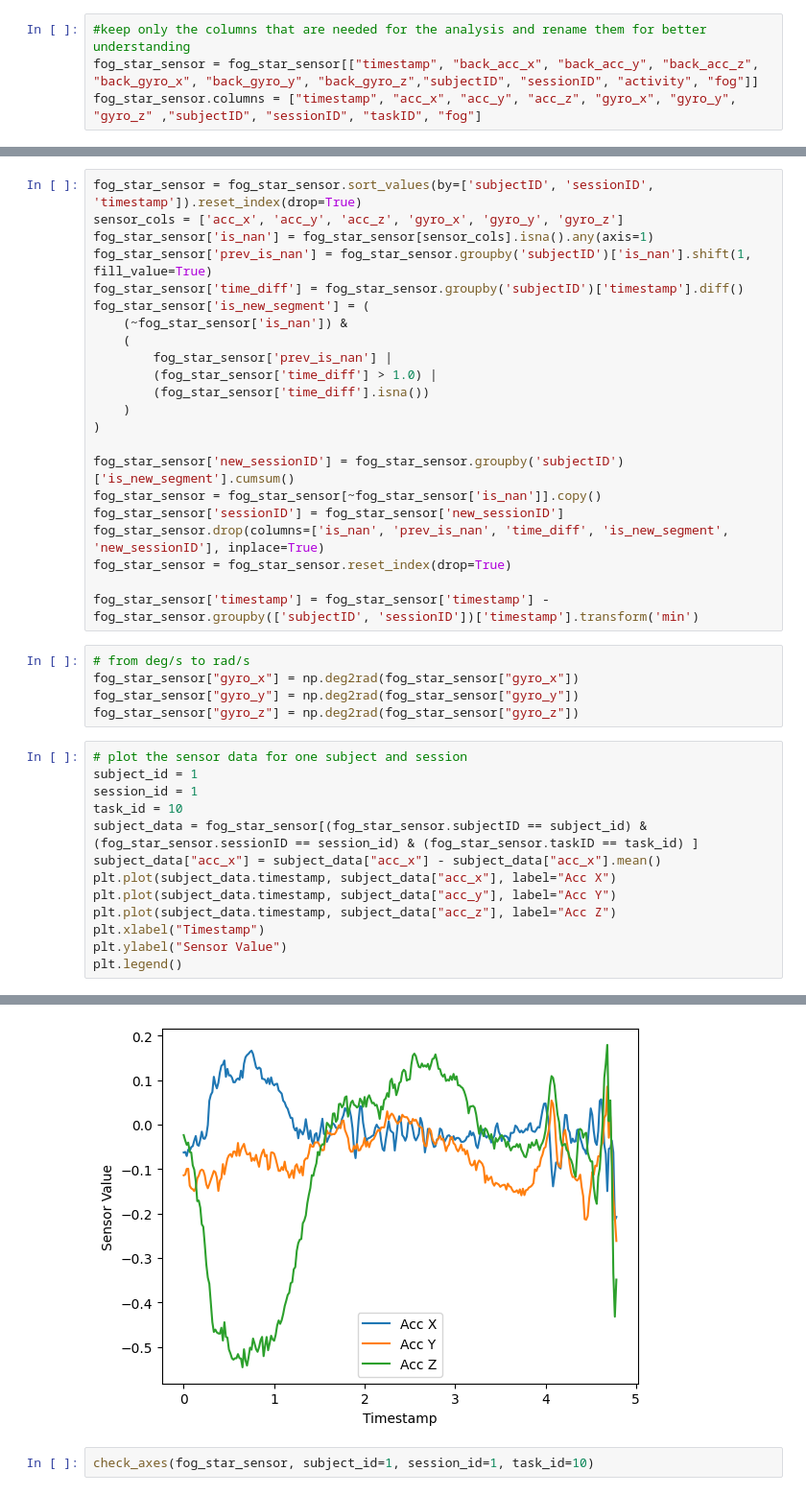
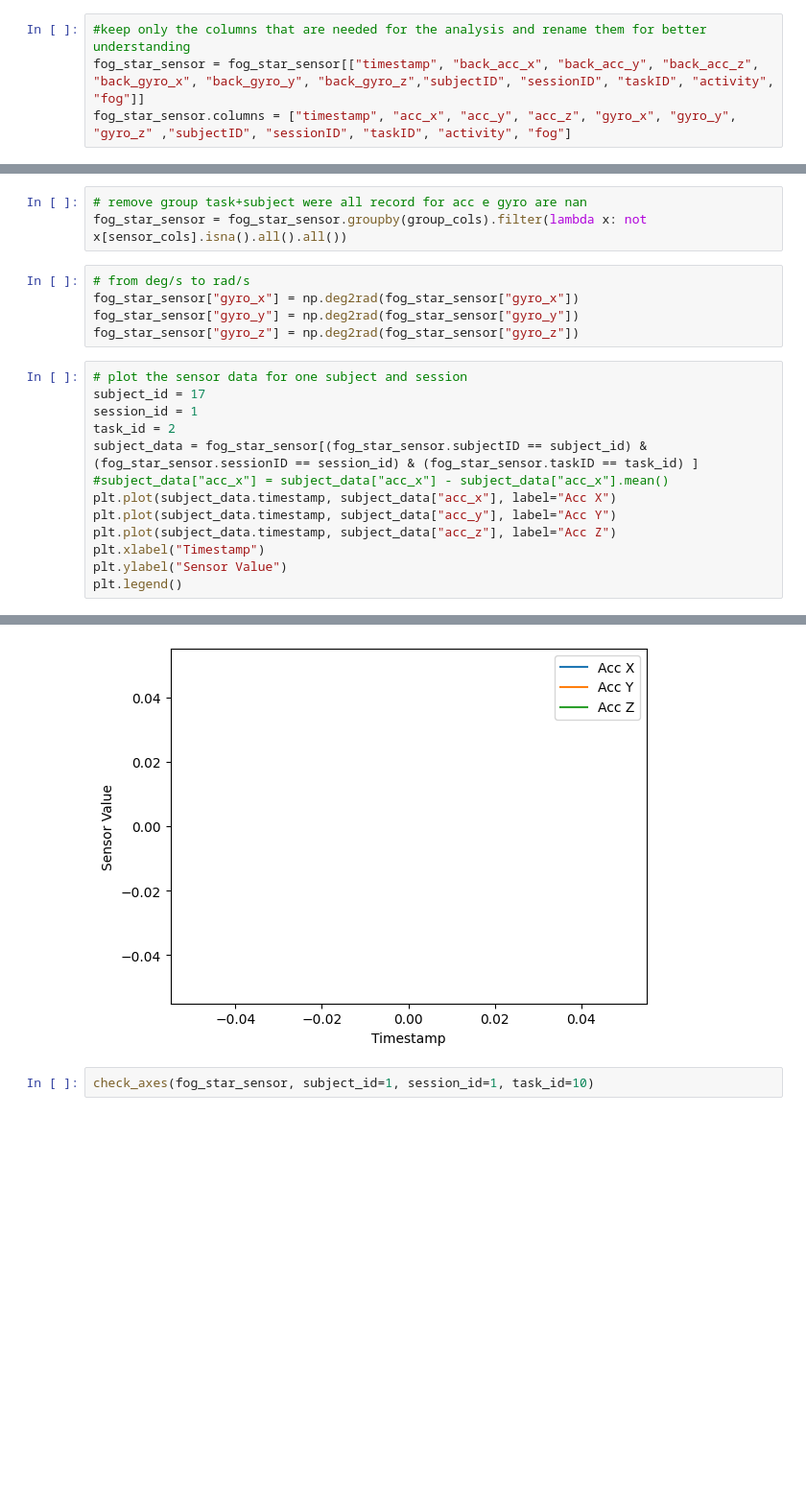
Before and after one commit to chiaramaretto/postural_instability, a Jupyter notebook: explore_data.ipynb, the cells around one changed output, grey strips where cells are left out. Shown at 96% size. Saved outputs shown, nothing was run; the diff lists cells and outputs as text; blank space fills up the shorter version.

```diff
--- a/explore_data.ipynb
+++ b/explore_data.ipynb
@@ -69,6 +47,6 @@ Index(['timestamp', 'ankleL_acc_x', 'ankleL_acc_y', 'ankleL_acc_z',
       dtype='str')
 # %%
 #keep only the columns that are needed for the analysis and rename them for better understanding
-fog_star_sensor = fog_star_sensor[["timestamp", "back_acc_x", "back_acc_y", "back_acc_z", "back_gyro_x", "back_gyro_y", "back_gyro_z","subjectID", "sessionID", "activity", "fog"]]
-fog_star_sensor.columns = ["timestamp", "acc_x", "acc_y", "acc_z", "gyro_x", "gyro_y", "gyro_z" ,"subjectID", "sessionID", "taskID", "fog"]
+fog_star_sensor = fog_star_sensor[["timestamp", "back_acc_x", "back_acc_y", "back_acc_z", "back_gyro_x", "back_gyro_y", "back_gyro_z","subjectID", "sessionID", "taskID", "activity", "fog"]]
+fog_star_sensor.columns = ["timestamp", "acc_x", "acc_y", "acc_z", "gyro_x", "gyro_y", "gyro_z" ,"subjectID", "sessionID", "taskID", "activity", "fog"]
 # %%
@@ -101,25 +93,6 @@ fog_star_sensor.describe()
-# %%
-fog_star_sensor = fog_star_sensor.sort_values(by=['subjectID', 'sessionID', 'timestamp']).reset_index(drop=True)
-sensor_cols = ['acc_x', 'acc_y', 'acc_z', 'gyro_x', 'gyro_y', 'gyro_z']
-fog_star_sensor['is_nan'] = fog_star_sensor[sensor_cols].isna().any(axis=1)
-fog_star_sensor['prev_is_nan'] = fog_star_sensor.groupby('subjectID')['is_nan'].shift(1, fill_value=True)
-fog_star_sensor['time_diff'] = fog_star_sensor.groupby('subjectID')['timestamp'].diff()
-fog_star_sensor['is_new_segment'] = (
-    (~fog_star_sensor['is_nan']) &
-    (
-        fog_star_sensor['prev_is_nan'] |
-        (fog_star_sensor['time_diff'] > 1.0) |
-        (fog_star_sensor['time_diff'].isna())
-    )
-)
-
-fog_star_sensor['new_sessionID'] = fog_star_sensor.groupby('subjectID')['is_new_segment'].cumsum()
-fog_star_sensor = fog_star_sensor[~fog_star_sensor['is_nan']].copy()
-fog_star_sensor['sessionID'] = fog_star_sensor['new_sessionID']
-fog_star_sensor.drop(columns=['is_nan', 'prev_is_nan', 'time_diff', 'is_new_segment', 'new_sessionID'], inplace=True)
-fog_star_sensor = fog_star_sensor.reset_index(drop=True)
-
-fog_star_sensor['timestamp'] = fog_star_sensor['timestamp'] - fog_star_sensor.groupby(['subjectID', 'sessionID'])['timestamp'].transform('min')
+# %%
+# remove group task+subject were all record for acc e gyro are nan
+fog_star_sensor = fog_star_sensor.groupby(group_cols).filter(lambda x: not x[sensor_cols].isna().all().all())
 # %%
 # from deg/s to rad/s
 fog_star_sensor["gyro_x"] = np.deg2rad(fog_star_sensor["gyro_x"])
@@ -127,20 +100,20 @@ fog_star_sensor["gyro_y"] = np.deg2rad(fog_star_sensor["gyro_y"])
 fog_star_sensor["gyro_z"] = np.deg2rad(fog_star_sensor["gyro_z"])
 # %%
 # plot the sensor data for one subject and session
-subject_id = 1
+subject_id = 17
 session_id = 1
-task_id = 10
+task_id = 2
 subject_data = fog_star_sensor[(fog_star_sensor.subjectID == subject_id) & (fog_star_sensor.sessionID == session_id) & (fog_star_sensor.taskID == task_id) ]
-subject_data["acc_x"] = subject_data["acc_x"] - subject_data["acc_x"].mean()
+#subject_data["acc_x"] = subject_data["acc_x"] - subject_data["acc_x"].mean()
 plt.plot(subject_data.timestamp, subject_data["acc_x"], label="Acc X")
 plt.plot(subject_data.timestamp, subject_data["acc_y"], label="Acc Y")
 plt.plot(subject_data.timestamp, subject_data["acc_z"], label="Acc Z")
 plt.xlabel("Timestamp")
 plt.ylabel("Sensor Value")
 plt.legend()
 # %% [output]
 <matplotlib.legend.Legend at 0x...>
-[figure, old version]
+[figure, new version]
 # %%
 check_axes(fog_star_sensor, subject_id=1, session_id=1, task_id=10)
 # %% [output]
```
Also changed, not shown: parts of 43 cells of this notebook, 2 other files.
